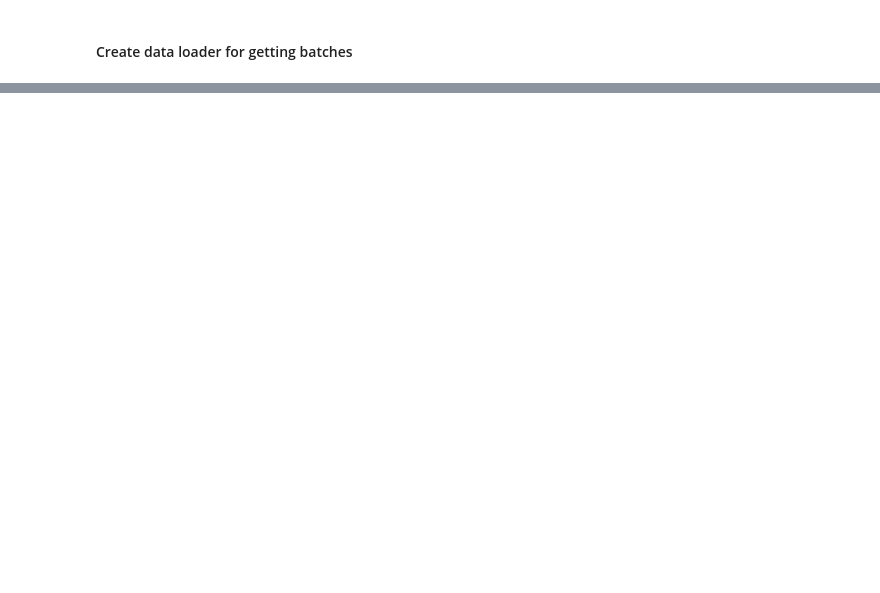
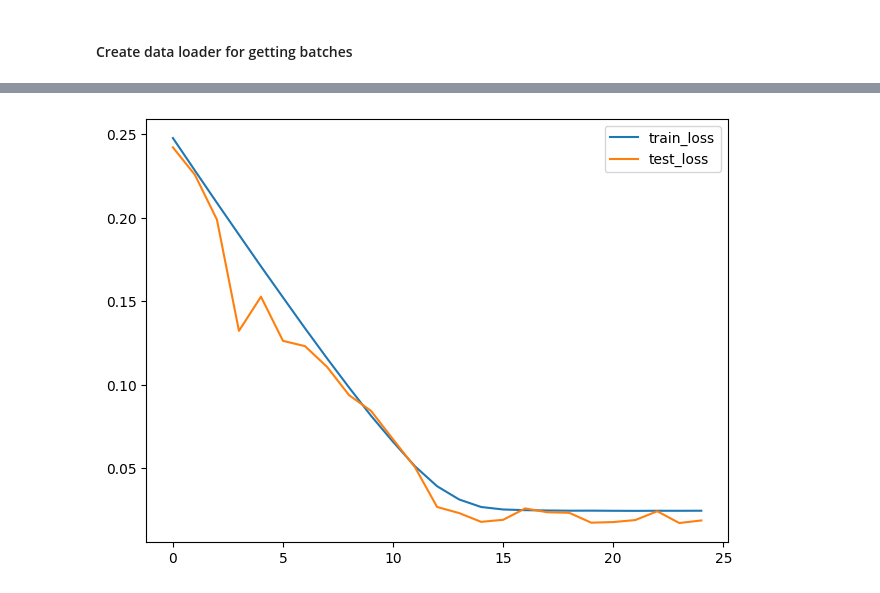
Before and after one commit to DucanhDaniel/d2l, a Jupyter notebook: pytorch_intro/02 pytorch workflow fundamental.ipynb, the cells around one changed output, grey strips where cells are left out. Drawn from its saved outputs; the diff is of its cells as text; code cells hidden in the pictures; blank space fills up the shorter version.

```diff
--- a/pytorch_intro/02 pytorch workflow fundamental.ipynb
+++ b/pytorch_intro/02 pytorch workflow fundamental.ipynb
@@ -252,0 +243,38 @@ y:  tensor([[0.8184],
+# %%
+class LinearRegressionModel(nn.Module):
+    def __init__(self, num_features):
+        super().__init__()
+        self.net = nn.Sequential(nn.Linear(num_features, 1, bias = True))
+    def forward(self, x):
+        return self.net(x)
+# %%
+def create_linear_reg_data(weight, bias, data_size, num_features):
+    X = torch.randn(size = (data_size, num_features))
+    y = torch.matmul(X, weight) + bias
+    noise = torch.randn_like(y)
+    y += noise
+    return X, y
+
+def create_data_iter(weight, bias, train_size = 256, test_size = 128, batch_size = 32, valid_size = None, num_features = 5):
+    X, y = create_linear_reg_data(weight, bias, train_size, num_features)
+    train_iter = get_data_loader(X, y, batch_size)
+
+    X, y = create_linear_reg_data(weight, bias, test_size, num_features)
+    test_iter = get_data_loader(X, y, batch_size)
+
+    if (valid_size is not None):
+        X, y = create_linear_reg_data(weight, bias, valid_size, num_features)
+        valid_iter = get_data_loader(X, y, batch_size)
+        return train_iter, test_iter, valid_iter
+
+    return train_iter, test_iter
+
+weight = torch.tensor([1., 2., 3., 4., 5.]).reshape(5, 1)
+bias = torch.tensor([5.])
+
+train_iter, test_iter = create_data_iter(weight, bias)
+for X, y in train_iter:
+    print(X[0:2], y[0:2])
+print("asdasdasd")
+for X, y in train_iter:
+    print(X[0:2], y[0:2])
@@ -252,0 +365,8 @@ y:  tensor([[0.8184],
+# %%
+plt.figure(figsize = (7.5, 5.5))
+plt.plot(np.arange(0, num_epochs), train_plot_data, label = "train_loss")
+plt.plot(np.arange(0, num_epochs), test_plot_data, label = "test_loss")
+plt.legend()
+plt.show()
+# %% [output]
+[figure, added]
```
Also changed, not shown: parts of 12 cells of this notebook.
